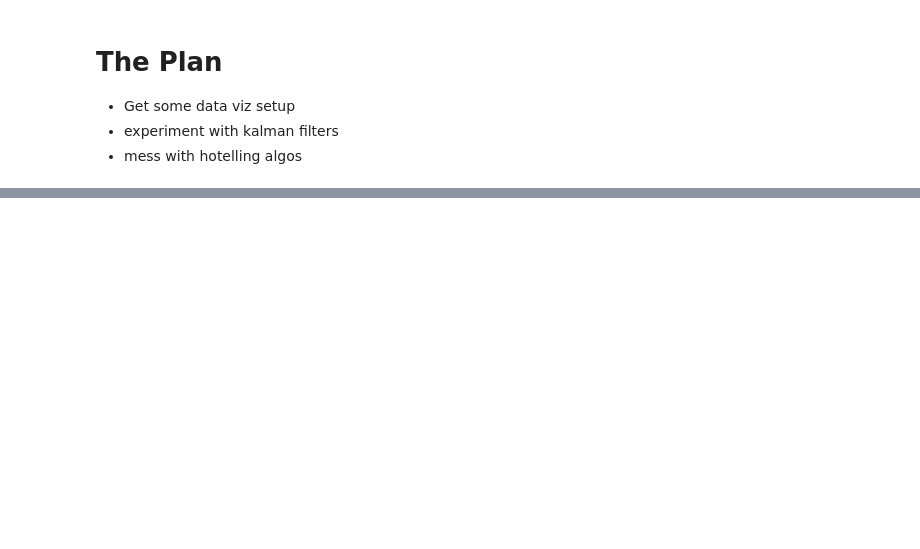
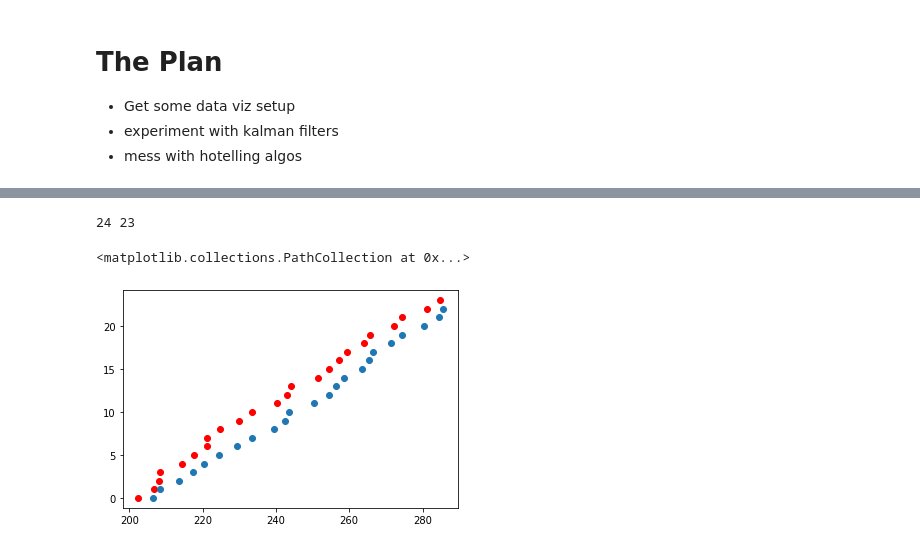
Before and after one commit to TheEnquirer/kyntic, a Jupyter notebook: vizTry.ipynb, the cells around one changed output, grey strips where cells are left out. Cells and saved outputs as stored; diff of their text form; code cells hidden in the pictures; blank space fills up the shorter version.

```diff
--- a/vizTry.ipynb
+++ b/vizTry.ipynb
@@ -66,7 +55,7 @@ print(data)
 # %%
-x = data["x-axis (g)"]
+x = data["x-axis (g)"] + data["y-axis (g)"] + data["z-axis (g)"]
 model   = banpei.Hotelling()
-results = model.detect(x, 0.1)
+results = model.detect(x, 0.06)
 
 # data.plot(x="epoc (ms)", y="x-axis (g)", color="red")
 # %%
@@ -117,13 +103,14 @@ def c_sec(time_str):
     return int(h) * 3600 + int(m) * 60 + int(s) + data["elapsed (s)"][fr[0]]
 
 
-ts = map(c_sec, ts)
+ts = list(map(c_sec, ts))
 
-print(list(ts))
+# print(list(ts))
 
 a = []
 for i in fr:
     a.append(data["elapsed (s)"][i])
-print(a)
+# print(a)
+print(ts)
 # %% [output]
 [206.444, 208.444, 213.444, 217.444, 220.444, 224.444, 229.444, 233.444, 239.444, 242.444, 243.444, 250.444, 254.444, 256.44399999999996, 258.44399999999996, 263.44399999999996, 265.44399999999996, 26 ...
@@ -137,0 +117,11 @@ print(a)
+# %%
+# print(len(ts))
+# print(len(r))
+print(len(a), len(ts))
+
+plt.scatter(a, range(len(a)), color="red")
+plt.scatter(list(ts), range(len(list(ts))))
+# %% [output]
+24 23
+<matplotlib.collections.PathCollection at 0x...>
+[figure, added]
```
Also changed, not shown: parts of 6 cells of this notebook.
